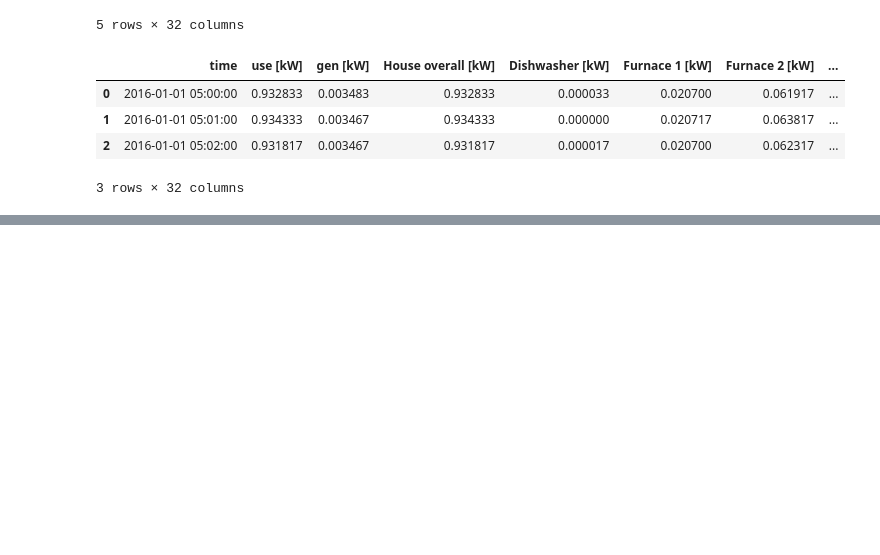
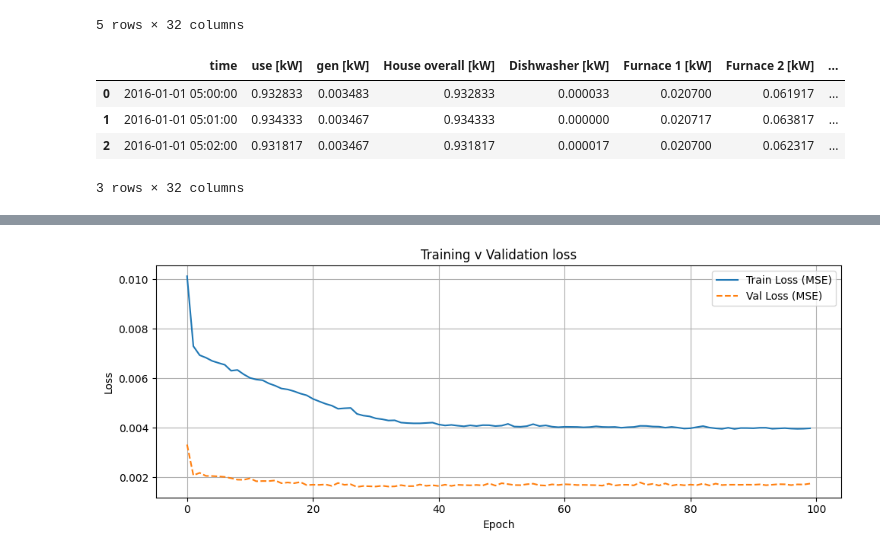
Before and after one commit to nxtum/RTOSxenoLabs, a Jupyter notebook: Untitled4.ipynb, the cells around one changed output, grey strips where cells are left out. Drawn from its saved outputs; the diff is of its cells as text; code cells hidden in the pictures; blank space fills up the shorter version.

```diff
--- a/Untitled4.ipynb
+++ b/Untitled4.ipynb
@@ -158,3 +163,14 @@ df.head(3)
 | 1 | 2016-01-01 05:01:00 | 0.934333 | 0.003467 | 0.934333 | 0.000000 | 0.020717 | 0.063817 | ... |
 | 2 | 2016-01-01 05:02:00 | 0.931817 | 0.003467 | 0.931817 | 0.000017 | 0.020700 | 0.062317 | ... |
 3 rows × 32 columns
+# %%
+
+# resampling for an hour...
+df['time'] = pd.to_datetime(df['time'])
+df.set_index('time', inplace=True)
+hourly_df = df['House overall [kW]'].resample('h').mean().reset_index()
+# %%
+# need to do normalization to avoid exploding/vanishing gradients
+
+scaler = MinMaxScaler()
+scaled = scaler.fit_transform(hourly_df[['House overall [kW]']])
@@ -160,0 +206,18 @@ df.head(3)
+# %%
+model = Sequential([
+    Input(shape=(X_train.shape[1], X_train.shape[2])),
+    LSTM(64),
+    Dense(3)
+])
+
+model.compile(optimizer='adam', loss='mse')
+
+history = model.fit(
+    X_train, y_train,
+    epochs=100,
+    validation_data=(X_val, y_val)
+)
+
+predictions = model.predict(X_test)
+predicted_kW = scaler.inverse_transform(predictions)
+actual_kW = scaler.inverse_transform(y_test)
@@ -160,0 +242,13 @@ df.head(3)
+# %%
+plt.figure(figsize=(10, 4))
+plt.plot(history.history['loss'], label='Train Loss (MSE)')
+plt.plot(history.history['val_loss'], label='Val Loss (MSE)', linestyle='--')
+plt.xlabel('Epoch')
+plt.ylabel('Loss')
+plt.title('Training v Validation loss')
+plt.grid(True)
+plt.legend()
+plt.tight_layout()
+plt.show()
+# %% [output]
+[figure, added]
```
Also changed, not shown: parts of 6 cells of this notebook.
